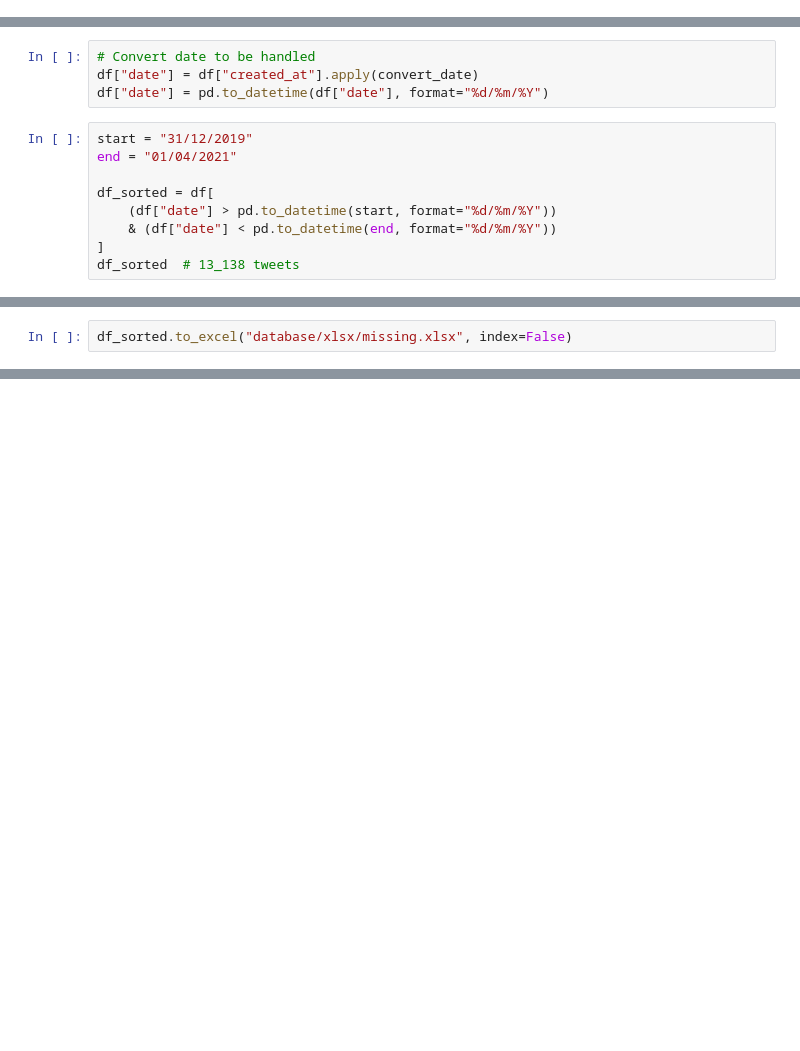
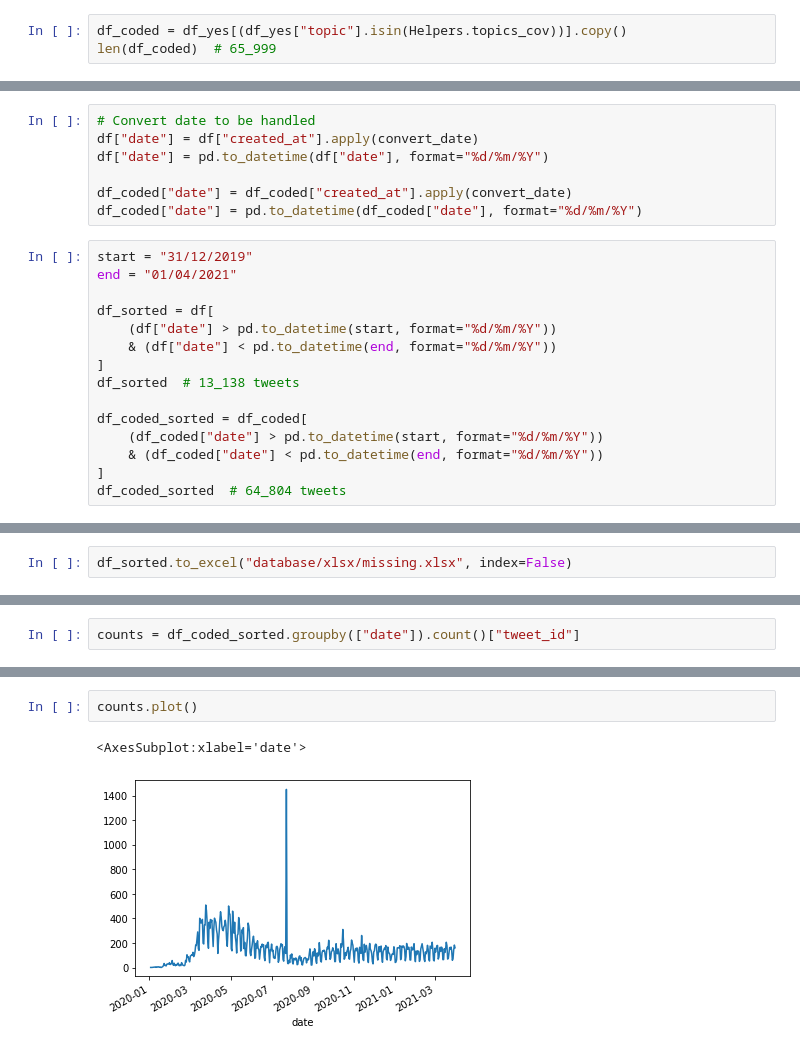
Before and after one commit to ogrnz/covid-nccr, a Jupyter notebook: interactive/retrieve.ipynb, the cells around one changed output, grey strips where cells are left out. Cells and saved outputs as stored; diff of their text form; blank space fills up the shorter version.

```diff
--- a/interactive/retrieve.ipynb
+++ b/interactive/retrieve.ipynb
@@ -52,3 +49,6 @@ df = df_yes[
     ~(df_yes["topic"].isin(Helpers.topics_cov))
     & ~(df_yes["topic"].isin(Helpers.topics_not_cov))
 ].copy()
+# %%
+df_coded = df_yes[(df_yes["topic"].isin(Helpers.topics_cov))].copy()
+len(df_coded)  # 65_999
@@ -56,6 +58,9 @@ df = df_yes[
 # Convert date to be handled
 df["date"] = df["created_at"].apply(convert_date)
 df["date"] = pd.to_datetime(df["date"], format="%d/%m/%Y")
+
+df_coded["date"] = df_coded["created_at"].apply(convert_date)
+df_coded["date"] = pd.to_datetime(df_coded["date"], format="%d/%m/%Y")
 # %%
 start = "31/12/2019"
 end = "01/04/2021"
@@ -65,5 +70,11 @@ df_sorted = df[
     & (df["date"] < pd.to_datetime(end, format="%d/%m/%Y"))
 ]
 df_sorted  # 13_138 tweets
+
+df_coded_sorted = df_coded[
+    (df_coded["date"] > pd.to_datetime(start, format="%d/%m/%Y"))
+    & (df_coded["date"] < pd.to_datetime(end, format="%d/%m/%Y"))
+]
+df_coded_sorted  # 64_804 tweets
 # %% [output]
 |  | tweet_id | covid_theme | created_at | handle | name | old_text | text | url | type | retweets | ... |
@@ -128,0 +123,2 @@ df_sorted.to_excel("database/xlsx/missing.xlsx", index=False)
+# %%
+counts = df_coded_sorted.groupby(["date"]).count()["tweet_id"]
@@ -128,0 +134,5 @@ df_sorted.to_excel("database/xlsx/missing.xlsx", index=False)
+# %%
+counts.plot()
+# %% [output]
+<AxesSubplot:xlabel='date'>
+[figure, added]
```
Also changed, not shown: parts of 8 cells of this notebook, 1 other file.
